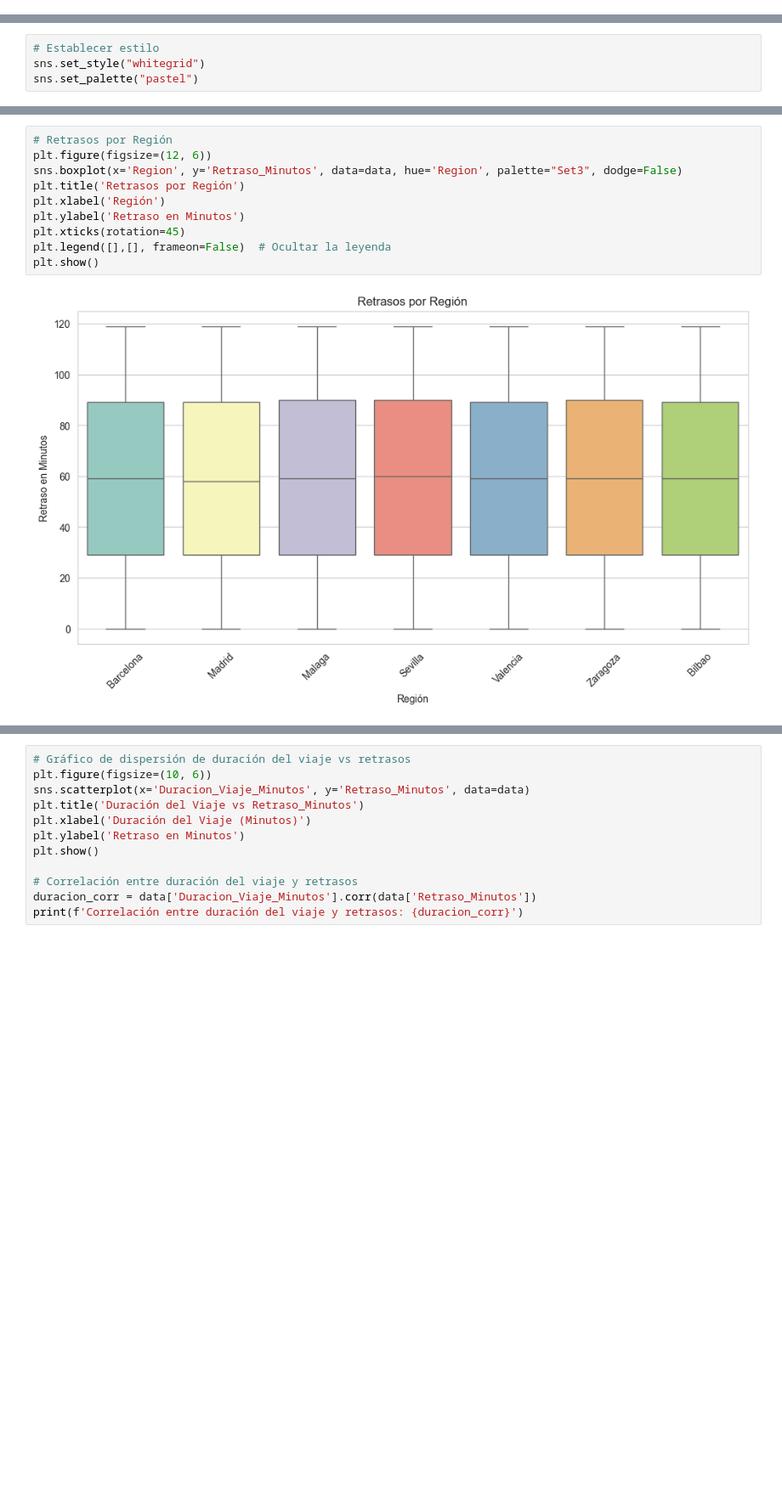
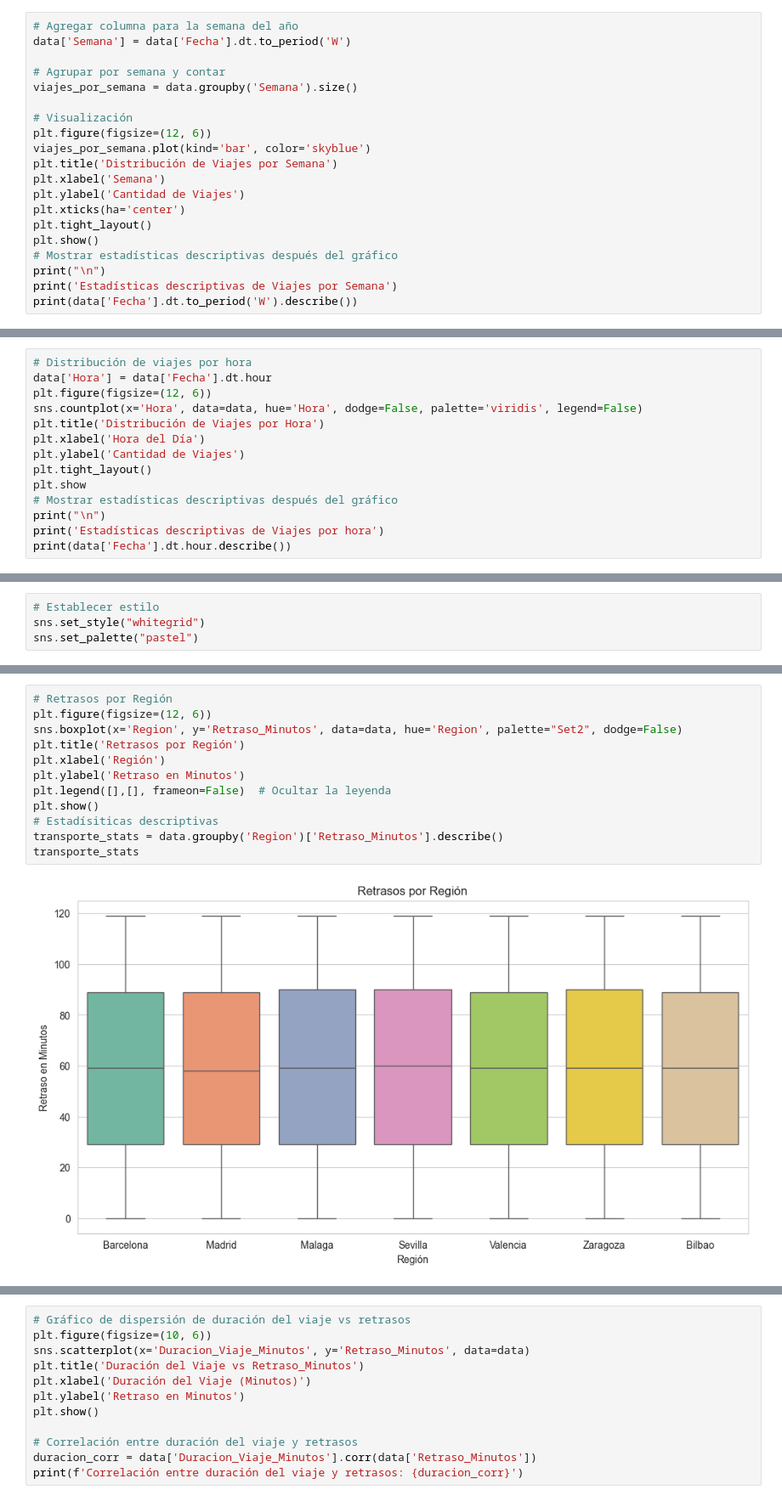
Before and after one commit to aramosseijo/An-lisis-de-Datos-de-Transporte-P-blico-en-Espanha, a Jupyter notebook: NoteBook/EDA.ipynb, the cells around one changed output, grey strips where cells are left out. Shown at 85% size. Drawn from its saved outputs; the diff is of its cells as text; blank space fills up the shorter version.

```diff
--- a/NoteBook/EDA.ipynb
+++ b/NoteBook/EDA.ipynb
@@ -496,0 +394,20 @@ plt.show()
+# %%
+# Agregar columna para la semana del año
+data['Semana'] = data['Fecha'].dt.to_period('W')
+
+# Agrupar por semana y contar
+viajes_por_semana = data.groupby('Semana').size()
+
+# Visualización
+plt.figure(figsize=(12, 6))
+viajes_por_semana.plot(kind='bar', color='skyblue')
+plt.title('Distribución de Viajes por Semana')
+plt.xlabel('Semana')
+plt.ylabel('Cantidad de Viajes')
+plt.xticks(ha='center')
+plt.tight_layout()
+plt.show()
+# Mostrar estadísticas descriptivas después del gráfico
+print("\n")
+print('Estadísticas descriptivas de Viajes por Semana')
+print(data['Fecha'].dt.to_period('W').describe())
@@ -496,0 +432,14 @@ plt.show()
+# %%
+# Distribución de viajes por hora
+data['Hora'] = data['Fecha'].dt.hour
+plt.figure(figsize=(12, 6))
+sns.countplot(x='Hora', data=data, hue='Hora', dodge=False, palette='viridis', legend=False)
+plt.title('Distribución de Viajes por Hora')
+plt.xlabel('Hora del Día')
+plt.ylabel('Cantidad de Viajes')
+plt.tight_layout()
+plt.show
+# Mostrar estadísticas descriptivas después del gráfico
+print("\n")
+print('Estadísticas descriptivas de Viajes por hora')
+print(data['Fecha'].dt.hour.describe())
@@ -553,12 +559,14 @@ Esta gráfica refuerza la necesidad de una intervención amplia y coordinada par
 # %%
 # Retrasos por Región
 plt.figure(figsize=(12, 6))
-sns.boxplot(x='Region', y='Retraso_Minutos', data=data, hue='Region', palette="Set3", dodge=False)
+sns.boxplot(x='Region', y='Retraso_Minutos', data=data, hue='Region', palette="Set2", dodge=False)
 plt.title('Retrasos por Región')
 plt.xlabel('Región')
 plt.ylabel('Retraso en Minutos')
-plt.xticks(rotation=45)
 plt.legend([],[], frameon=False)  # Ocultar la leyenda
 plt.show()
+# Estadísiticas descriptivas
+transporte_stats = data.groupby('Region')['Retraso_Minutos'].describe()
+transporte_stats
 # %% [output]
-[figure, old version]
+[figure, new version]
```
Also changed, not shown: parts of 100 cells of this notebook, 6 other files.
